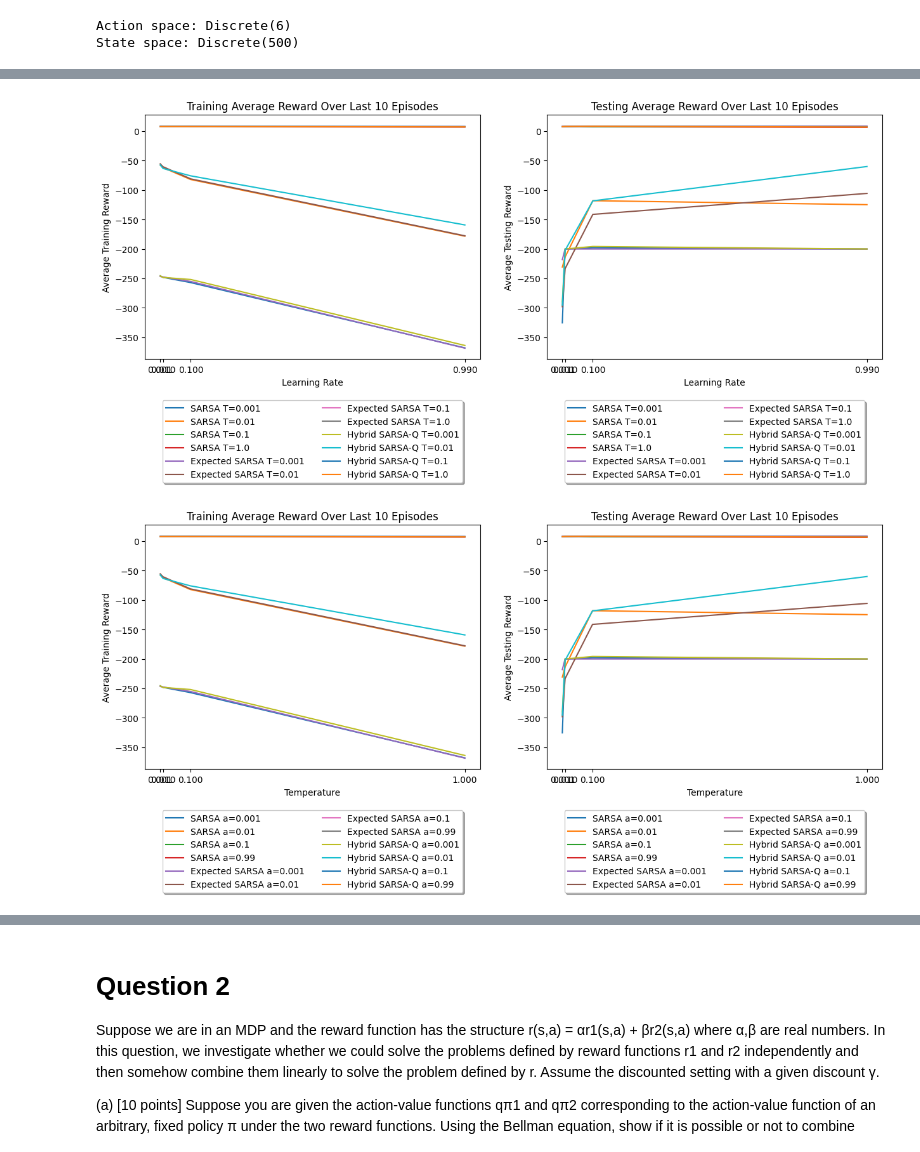
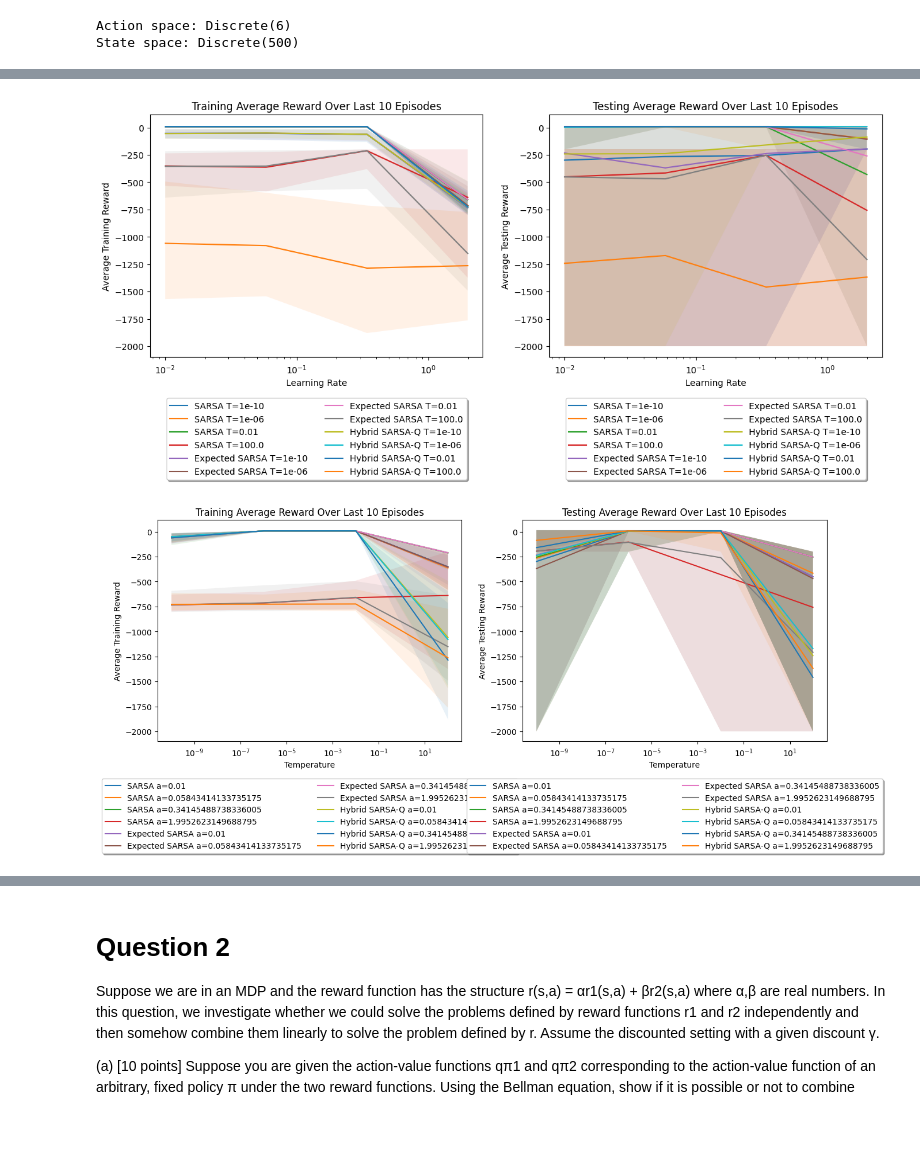
Before and after one commit to ryanreszetnik/COMP579, a Jupyter notebook: A2/COMP579_Assignment2.ipynb, the cells around one changed output, grey strips where cells are left out. Saved outputs shown, nothing was run; the diff lists cells and outputs as text; code cells hidden in the pictures; blank space fills up the shorter version.

```diff
--- a/A2/COMP579_Assignment2.ipynb
+++ b/A2/COMP579_Assignment2.ipynb
@@ -145,9 +145,9 @@ def run_experiment(agent, env, num_segments):
 # %%
 # define hyperparameter arrays
 num_segments = 500
-alphas = [0.001, 0.01, 0.1, 0.99]
-gamma = 0.95
-temps = [0.001, 0.01, 0.1, 1.]
+alphas = list(np.logspace(-2, 0.3, 4))
+gamma = 0.99
+temps = list(np.logspace(-10, 2, 4))
 num_trials = 10
 # %%
 # define sarsa agent
@@ -281,13 +300,17 @@ ax1 = plt.subplot(1, 2, 1)
 # plot average training rewards
 for i in range(len(temps)):
     plt.plot(alphas, sarsa_avg_train_rewards[i], label=f"SARSA T={temps[i]}")
-    # add uncertainty regions
+    # add uncertainty regions by taking min and max of the last 10 segments
+    plt.fill_between(alphas, sarsa_min_train_rewards[i], sarsa_max_train_rewards[i], alpha=0.1)
+
 for i in range(len(temps)):
     plt.plot(alphas, expected_sarsa_avg_train_rewards[i], label=f"Expected SARSA T={temps[i]}")
     # add uncertainty regions
+    plt.fill_between(alphas, expected_sarsa_min_train_rewards[i], expected_sarsa_max_train_rewards[i], alpha=0.1)
 for i in range(len(temps)):
     plt.plot(alphas, hybrid_sarsa_q_avg_train_rewards[i], label=f"Hybrid SARSA-Q T={temps[i]}")
     # add uncertainty regions
+    plt.fill_between(alphas, hybrid_sarsa_q_min_train_rewards[i], hybrid_sarsa_q_max_train_rewards[i], alpha=0.1)
 plt.xlabel("Learning Rate")
 plt.xticks(alphas)
 plt.ylabel("Average Training Reward")
@@ -299,55 +322,72 @@ plt.subplot(1, 2, 2, sharey=ax1, sharex=ax1)
 for i in range(len(temps)):
     plt.plot(alphas, sarsa_avg_test_rewards[i], label=f"SARSA T={temps[i]}")
     # add uncertainty regions
+    plt.fill_between(alphas, sarsa_min_test_rewards[i], sarsa_max_test_rewards[i], alpha=0.1)
 for i in range(len(temps)):
     plt.plot(alphas, expected_sarsa_avg_test_rewards[i], label=f"Expected SARSA T={temps[i]}")
     # add uncertainty regions
+    plt.fill_between(alphas, expected_sarsa_min_test_rewards[i], expected_sarsa_max_test_rewards[i], alpha=0.1)
 for i in range(len(temps)):
     plt.plot(alphas, hybrid_sarsa_q_avg_test_rewards[i], label=f"Hybrid SARSA-Q T={temps[i]}")
     # add uncertainty regions
+    plt.fill_between(alphas, hybrid_sarsa_q_min_test_rewards[i], hybrid_sarsa_q_max_test_rewards[i], alpha=0.1)
 plt.xlabel("Learning Rate")
 plt.xticks(alphas)
+plt.xscale('log')
 plt.ylabel("Average Testing Reward")
 plt.title("Testing Average Reward Over Last 10 Episodes")
 plt.legend(loc='upper center', bbox_to_anchor=(0.5, -0.15), shadow=True, ncol=2)
 plt.show()
 # %% [output]
-[figure, old version]
+[figure, new version]
 # %%
 plt.figure(figsize=(15, 5))
 ax1 = plt.subplot(1, 2, 1)
 # plot average training rewards
 for i in range(len(alphas)):
-    plt.plot(temps, sarsa_avg_train_rewards[i], label=f"SARSA a={alphas[i]}")
+    plt.plot(temps, sarsa_avg_train_rewards.T[i], label=f"SARSA a={alphas[i]}")
+    # add uncertainty regions by taking min and max of the last 10 segments
+    plt.fill_between(temps, sarsa_min_train_rewards.T[i], sarsa_max_train_rewards.T[i], alpha=0.1)
+
+for i in range(len(alphas)):
+    plt.plot(temps, expected_sarsa_avg_train_rewards.T[i], label=f"Expected SARSA a={alphas[i]}")
     # add uncertainty regions
+    plt.fill_between(temps, expected_sarsa_min_train_rewards.T[i], expected_sarsa_max_train_rewards.T[i], alpha=0.1)
+
 for i in range(len(alphas)):
-    plt.plot(temps, expected_sarsa_avg_train_rewards[i], label=f"Expected SARSA a={alphas[i]}")
+    plt.plot(temps, hybrid_sarsa_q_avg_train_rewards.T[i], label=f"Hybrid SARSA-Q a={alphas[i]}")
     # add uncertainty regions
-for i in range(len(alphas)):
-    plt.plot(temps, hybrid_sarsa_q_avg_train_rewards[i], label=f"Hybrid SARSA-Q a={alphas[i]}")
-    # add uncertainty regions
+    plt.fill_between(temps, hybrid_sarsa_q_min_train_rewards.T[i], hybrid_sarsa_q_max_train_rewards.T[i], alpha=0.1)
+
 plt.xlabel("Temperature")
 plt.xticks(temps)
 plt.ylabel("Average Training Reward")
 plt.title("Training Average Reward Over Last 10 Episodes")
 plt.legend(loc='upper center', bbox_to_anchor=(0.5, -0.15), shadow=True, ncol=2)
 
 plt.subplot(1, 2, 2, sharey=ax1, sharex=ax1)
 # plot average test rewards
 for i in range(len(alphas)):
-    plt.plot(temps, sarsa_avg_test_rewards[i], label=f"SARSA a={alphas[i]}")
+    plt.plot(temps, sarsa_avg_test_rewards.T[i], label=f"SARSA a={alphas[i]}")
     # add uncertainty regions
+    plt.fill_between(temps, sarsa_min_test_rewards.T[i], sarsa_max_test_rewards.T[i], alpha=0.1)
+
 for i in range(len(alphas)):
-    plt.plot(temps, expected_sarsa_avg_test_rewards[i], label=f"Expected SARSA a={alphas[i]}")
+    plt.plot(temps, expected_sarsa_avg_test_rewards.T[i], label=f"Expected SARSA a={alphas[i]}")
     # add uncertainty regions
+    plt.fill_between(temps, expected_sarsa_min_test_rewards.T[i], expected_sarsa_max_test_rewards.T[i], alpha=0.1)
+
 for i in range(len(alphas)):
-    plt.plot(temps, hybrid_sarsa_q_avg_test_rewards[i], label=f"Hybrid SARSA-Q a={alphas[i]}")
+    plt.plot(temps, hybrid_sarsa_q_avg_test_rewards.T[i], label=f"Hybrid SARSA-Q a={alphas[i]}")
     # add uncertainty regions
+    plt.fill_between(temps, hybrid_sarsa_q_min_test_rewards.T[i], hybrid_sarsa_q_max_test_rewards.T[i], alpha=0.1)
+
 plt.xlabel("Temperature")
 plt.xticks(temps)
+plt.xscale('log')
 plt.ylabel("Average Testing Reward")
 plt.title("Testing Average Reward Over Last 10 Episodes")
 plt.legend(loc='upper center', bbox_to_anchor=(0.5, -0.15), shadow=True, ncol=2)
 plt.show()
 # %% [output]
-[figure, old version]
+[figure, new version]
```
Also changed, not shown: parts of 10 cells of this notebook, 7 other files.
